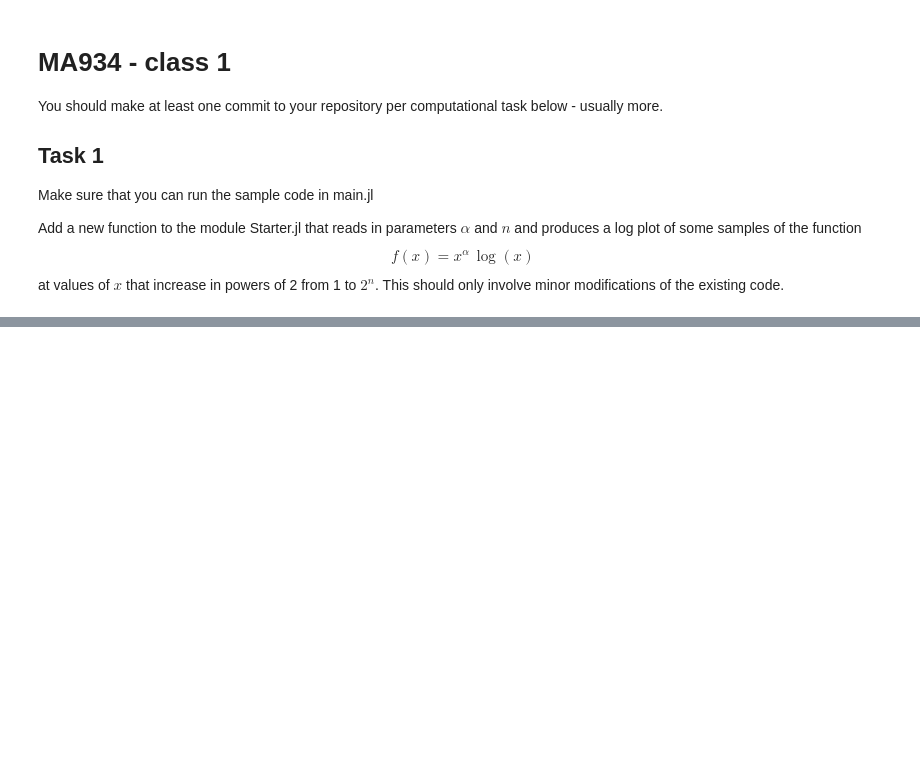
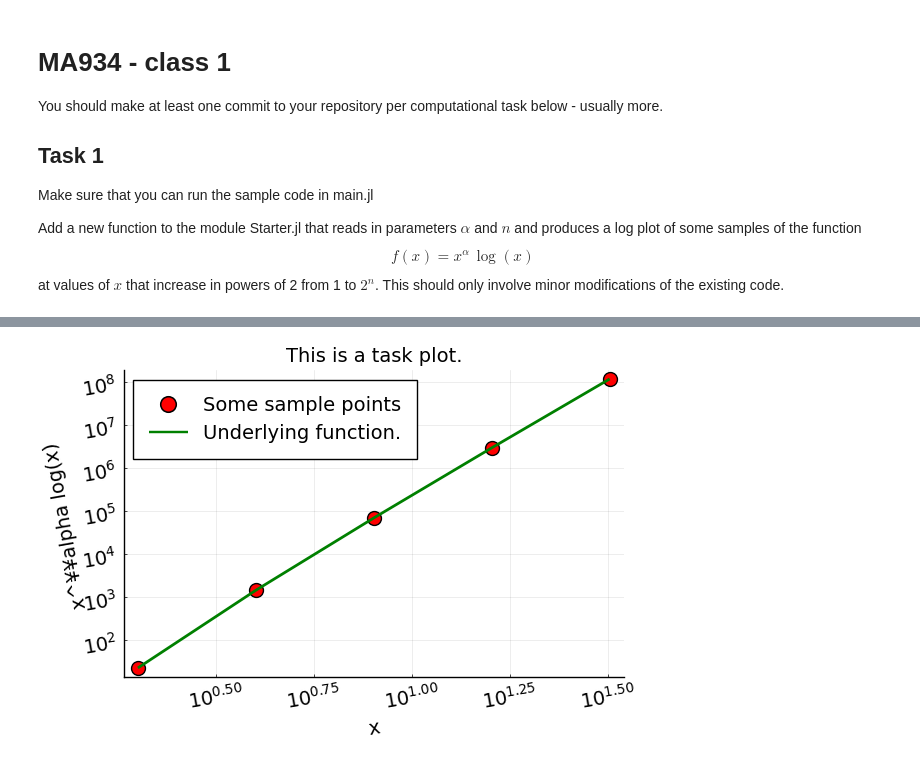
Before and after one commit to MathSys-MSc-2020/ma934-worksheet-1-skomuro, a Jupyter notebook: Class-1.ipynb, the cells around one changed output, grey strips where cells are left out. Drawn from its saved outputs; the diff is of its cells as text; code cells hidden in the pictures; blank space fills up the shorter version.

```diff
--- a/Class-1.ipynb
+++ b/Class-1.ipynb
@@ -55,0 +60,4 @@ args[group1][parameter2] = This is some text  Type = String
+# %%
+p2
+# %% [output]
+[figure, added]
```
Also changed, not shown: parts of 17 cells of this notebook, 4 other files.
